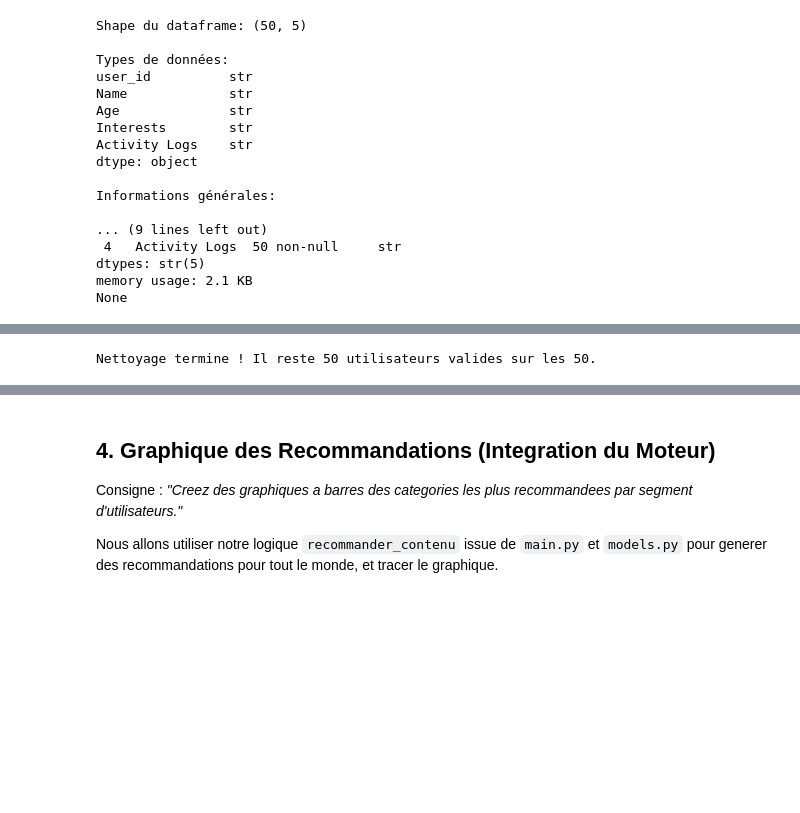
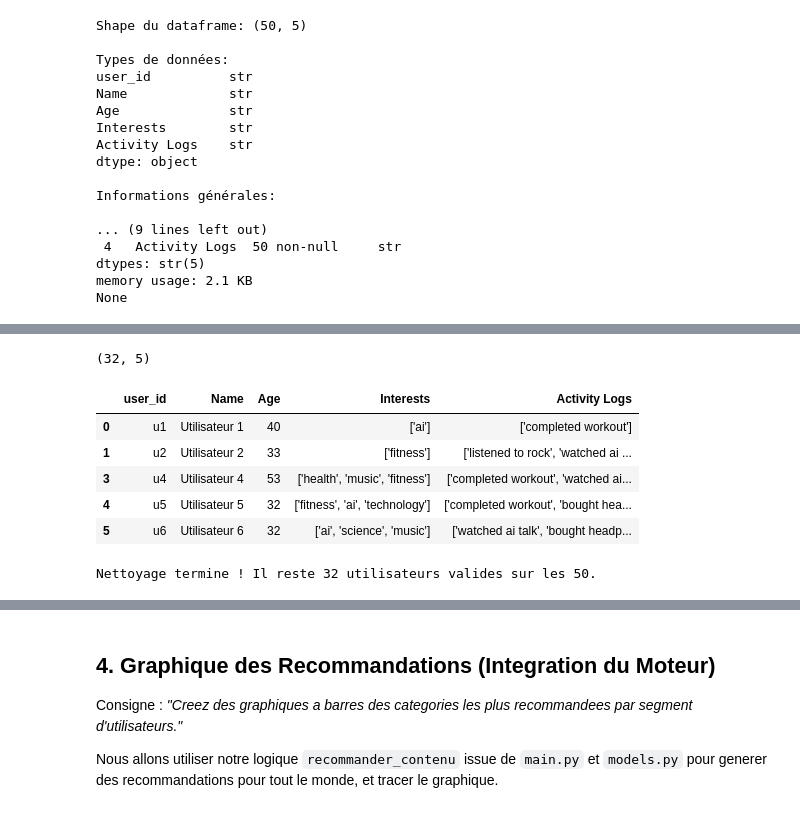
Before and after one commit to ZiaoKolo/Hackaton, a Jupyter notebook: content-recommender/notebooks/analyse_donnees.ipynb, the cells around one changed output, grey strips where cells are left out. Saved outputs shown, nothing was run; the diff lists cells and outputs as text; code cells hidden in the pictures; blank space fills up the shorter version.

```diff
--- a/content-recommender/notebooks/analyse_donnees.ipynb
+++ b/content-recommender/notebooks/analyse_donnees.ipynb
@@ -183,12 +183,25 @@ df['Age'] = pd.to_numeric(df['Age'], errors='coerce')
 df_clean = df.dropna(subset=['Age']).copy()
 df_clean = df_clean[(df_clean['Age'] >= 1) & (df_clean['Age'] <= 120)]
 df_clean['Age'] = df_clean['Age'].astype(int)
+# %%
+df_clean.shape
+# %% [output]
+(32, 5)
+# %%
+df_clean.head()
+# %% [output]
+|  | user_id | Name | Age | Interests | Activity Logs |
+| 0 | u1 | Utilisateur 1 | 40 | ['ai'] | ['completed workout'] |
+| 1 | u2 | Utilisateur 2 | 33 | ['fitness'] | ['listened to rock', 'watched ai ... |
+| 3 | u4 | Utilisateur 4 | 53 | ['health', 'music', 'fitness'] | ['completed workout', 'watched ai... |
+| 4 | u5 | Utilisateur 5 | 32 | ['fitness', 'ai', 'technology'] | ['completed workout', 'bought hea... |
+| 5 | u6 | Utilisateur 6 | 32 | ['ai', 'science', 'music'] | ['watched ai talk', 'bought headp... |
 # %%
 # 3. Sauvegarde du fichier "propre"
-df.to_csv("../data/users_clean.csv", index=False)
-print(f"\nNettoyage termine ! Il reste {len(df)} utilisateurs valides sur les 50.")
+df_clean.to_csv("../data/users_clean.csv", index=False)
+print(f"\nNettoyage termine ! Il reste {len(df_clean)} utilisateurs valides sur les 50.")
 # %% [output]
-Nettoyage termine ! Il reste 50 utilisateurs valides sur les 50.
+Nettoyage termine ! Il reste 32 utilisateurs valides sur les 50.
 # %%
 df_clean.head(50)
 # %% [output]
```
Also changed, not shown: parts of 9 cells of this notebook, 2 other files.
